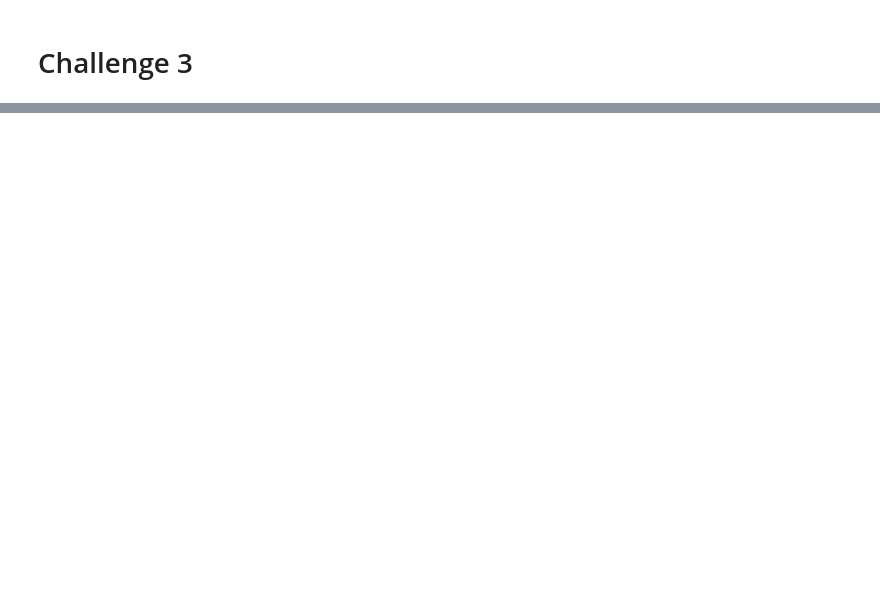
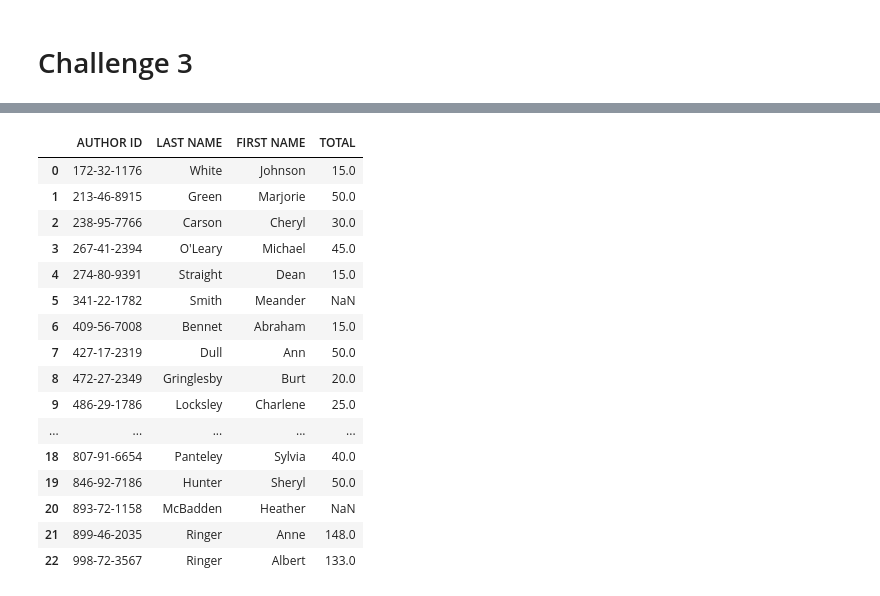
Before and after one commit to angel-barruz/dataptmad0522_labs, a Jupyter notebook: module-1/mysql-select/Untitled.ipynb, the cells around one changed output, grey strips where cells are left out. Saved outputs shown, nothing was run; the diff lists cells and outputs as text; code cells hidden in the pictures; blank space fills up the shorter version.

```diff
--- a/module-1/mysql-select/Untitled.ipynb
+++ b/module-1/mysql-select/Untitled.ipynb
@@ -194,0 +170,33 @@ NameError: name 'INFO' is not defined
+# %%
+query_ch4 ='''
+SELECT authors.au_id AS 'AUTHOR ID',
+authors.au_lname AS 'LAST NAME',
+authors.au_fname AS 'FIRST NAME',
+SUM (sales.qty) AS 'TOTAL'
+FROM authors
+LEFT JOIN titleauthor ON authors.au_id = titleauthor.au_id
+LEFT JOIN sales ON sales.title_id = titleauthor.title_id
+GROUP BY authors.au_id, authors.au_lname, authors.au_fname
+
+'''
+# %%
+df_ch4 = pd.read_sql_query(query_ch4, engine)
+df_ch4
+# %% [output]
+|  | AUTHOR ID | LAST NAME | FIRST NAME | TOTAL |
+| 0 | 172-32-1176 | White | Johnson | 15.0 |
+| 1 | 213-46-8915 | Green | Marjorie | 50.0 |
+| 2 | 238-95-7766 | Carson | Cheryl | 30.0 |
+| 3 | 267-41-2394 | O'Leary | Michael | 45.0 |
+| 4 | 274-80-9391 | Straight | Dean | 15.0 |
+| 5 | 341-22-1782 | Smith | Meander | NaN |
+| 6 | 409-56-7008 | Bennet | Abraham | 15.0 |
+| 7 | 427-17-2319 | Dull | Ann | 50.0 |
+| 8 | 472-27-2349 | Gringlesby | Burt | 20.0 |
+| 9 | 486-29-1786 | Locksley | Charlene | 25.0 |
+| ... | ... | ... | ... | ... |
+| 18 | 807-91-6654 | Panteley | Sylvia | 40.0 |
+| 19 | 846-92-7186 | Hunter | Sheryl | 50.0 |
+| 20 | 893-72-1158 | McBadden | Heather | NaN |
+| 21 | 899-46-2035 | Ringer | Anne | 148.0 |
+| 22 | 998-72-3567 | Ringer | Albert | 133.0 |
```
Also changed, not shown: parts of 10 cells of this notebook.
